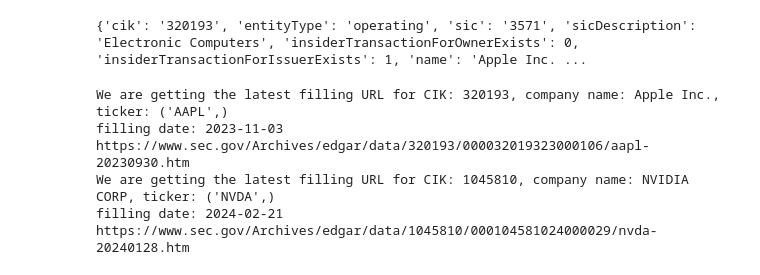
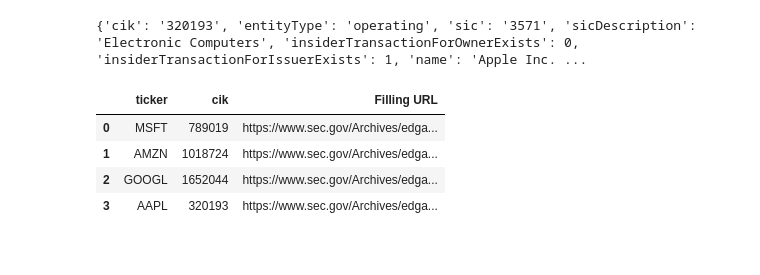
Before and after one commit to AY2425S1-DSA3101-Weeping-Wranglers/WW-AI-GK, a Jupyter notebook: Download_Filing_Automated.ipynb, the cells around one changed output. Saved outputs shown, nothing was run; the diff lists cells and outputs as text; code cells hidden in the pictures.

Commit message:
auto map and download sec latest 10k fillings

```diff
--- a/Download_Filing_Automated.ipynb
+++ b/Download_Filing_Automated.ipynb
@@ -41,7 +41,7 @@ def get_latest_filing_URL(cik):
     url = f"https://data.sec.gov/submissions/CIK{CIK_input}.json"
 
     headers = {
-        'User-Agent': 'Nguyen Xuan Nam (namalcor02@gmail.com)'
+        'User-Agent': 'NUS DSA3101 AY24/25S1 WW (ay2525s1ww@googlegroups.com)'
     }
     # Send a GET request to the URL
     response = requests.get(url, headers=headers)
@@ -52,9 +52,11 @@ def get_latest_filing_URL(cik):
         # Convert the response to a Python object (list or dictionary)
         data = response.json()
     else:
-        print(f"Failed to download JSON file. Status code: {response.status_code}")
+        print(f"Failed to download JSON file. Status code: {response.status_code}, CIK: {cik}")
+        return None
 
-    print(f"We are getting the latest filling URL for CIK: {cik}, company name: {data['name']}, ticker: {*data["tickers"],}")
+
+    # print(f"We are getting the latest filling URL for CIK: {cik}, company name: {data['name']}, ticker: {*data["tickers"],}")
     recents = data["filings"]["recent"]
     filling_type = recents["form"]
     accession_number = recents["accessionNumber"]
@@ -62,21 +64,27 @@ def get_latest_filing_URL(cik):
     filling_date = recents["filingDate"]
     for i in range(len(filling_type)):
         if filling_type[i] == "10-K":
-            print(f"filling date: {filling_date[i]}")
+            # print(f"filling date: {filling_date[i]}")
             cik_url = cik
             accession_number_url = accession_number[i].replace("-", "")
             primary_doc_url = primary_doc[i]
             filling_URL = f"https://www.sec.gov/Archives/edgar/data/{cik_url}/{accession_number_url}/{primary_doc_url}"
-            print(filling_URL)
             break
 
     return filling_URL
 
-cik_list["Filling URL"] = cik_list["CIK_Number"].apply(get_latest_filing_URL)
+def map_ticker_to_cik(ticker_list: pd.DataFrame) -> pd.DataFrame:
+    mapper = pd.read_csv('data/mapping_stock.csv', header = 0)
+    mapper = mapper[mapper['ticker'].isin(ticker_list['Ticker'])]
+    return mapper.loc[:,["ticker","cik"]].reset_index(drop=True)
-# %% [output]
-We are getting the latest filling URL for CIK: 320193, company name: Apple Inc., ticker: ('AAPL',)
-filling date: 2023-11-03
-https://www.sec.gov/Archives/edgar/data/320193/000032019323000106/aapl-20230930.htm
-We are getting the latest filling URL for CIK: 1045810, company name: NVIDIA CORP, ticker: ('NVDA',)
-filling date: 2024-02-21
-https://www.sec.gov/Archives/edgar/data/1045810/000104581024000029/nvda-20240128.htm
+# %%
+ticker_df = pd.DataFrame(["AAPL", "MSFT", "AMZN", "GOOGL", "FB"], columns=["Ticker"])
+cik_df = map_ticker_to_cik(ticker_df)
+cik_df["Filling URL"] = cik_df["cik"].apply(get_latest_filing_URL)
+cik_df.head()
+# %% [output]
+|  | ticker | cik | Filling URL |
+| 0 | MSFT | 789019 | https://www.sec.gov/Archives/edga... |
+| 1 | AMZN | 1018724 | https://www.sec.gov/Archives/edga... |
+| 2 | GOOGL | 1652044 | https://www.sec.gov/Archives/edga... |
+| 3 | AAPL | 320193 | https://www.sec.gov/Archives/edga... |
```
